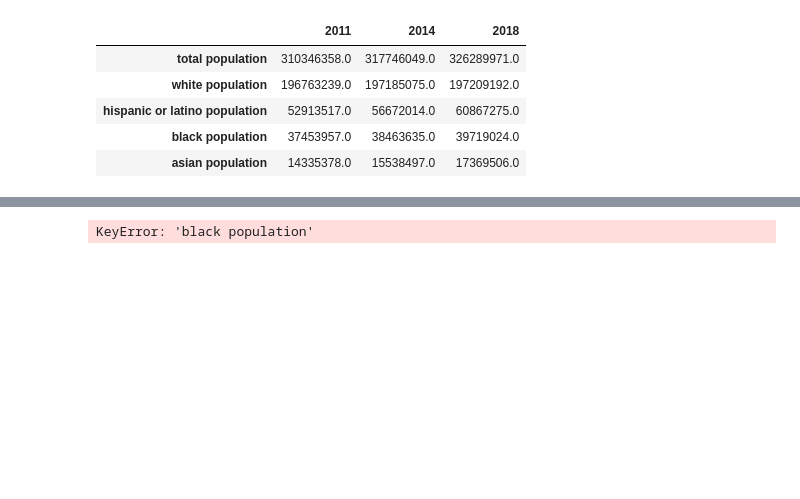
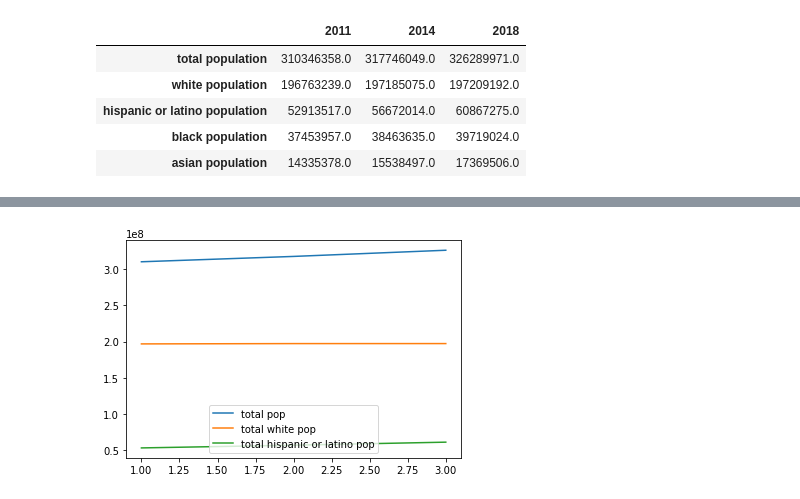
Before and after one commit to cullen-andrews/project-one, a Jupyter notebook: Census_Data-Analysis-G.ipynb, the cells around one changed output, grey strips where cells are left out. Cells and saved outputs as stored; diff of their text form; code cells hidden in the pictures; blank space fills up the shorter version.

```diff
--- a/Census_Data-Analysis-G.ipynb
+++ b/Census_Data-Analysis-G.ipynb
@@ -326,22 +343,23 @@ population_df.sort_values(by=['2011','2014','2018'], axis=0, ascending=False)
 # %%
-#Line graphs of populations
+#Line graphs of populations - conclusion-- not a good graph to use
+#Bar graphs of population maybe?
 x_axis = np.arange(1,4,1)
 
 y_total = population_df.loc['total population']
 y_white = population_df.loc['white population']
 y_hisp = population_df.loc['hispanic or latino population']
 y_black = population_df.loc['black population']
 y_asian = population_df.loc['asian population']
-y_white
+
 # #Line graphs
+total_pop, = plt.plot(x_axis, y_total, label="total pop")
+w_pop, = plt.plot(x_axis, y_white, label="total white pop")
+his_pop, = plt.plot(x_axis, y_hisp, label="total hispanic or latino pop")
 # total_pop, = plt.plot(x_axis, y_total, label="total pop")
-# w_pop, = plt.plot(x_axis, y_white, label="total white pop")
-# his_pop, = plt.plot(x_axis, y_hisp, label="total hispanic or latino pop")
-# # total_pop, = plt.plot(x_axis, y_total, label="total pop")
-# # total_pop, = plt.plot(x_axis, y_total, label="total pop")
+# total_pop, = plt.plot(x_axis, y_total, label="total pop")
 
 
 # # Set our legend to where the chart thinks is best
-# legend = plt.legend(handles=[total_pop, w_pop, his_pop], loc="best")
+legend = plt.legend(handles=[total_pop, w_pop, his_pop], loc="best")
 # %% [output]
-KeyError: 'black population'
+[figure, added]
```
Also changed, not shown: parts of 4 cells of this notebook.
